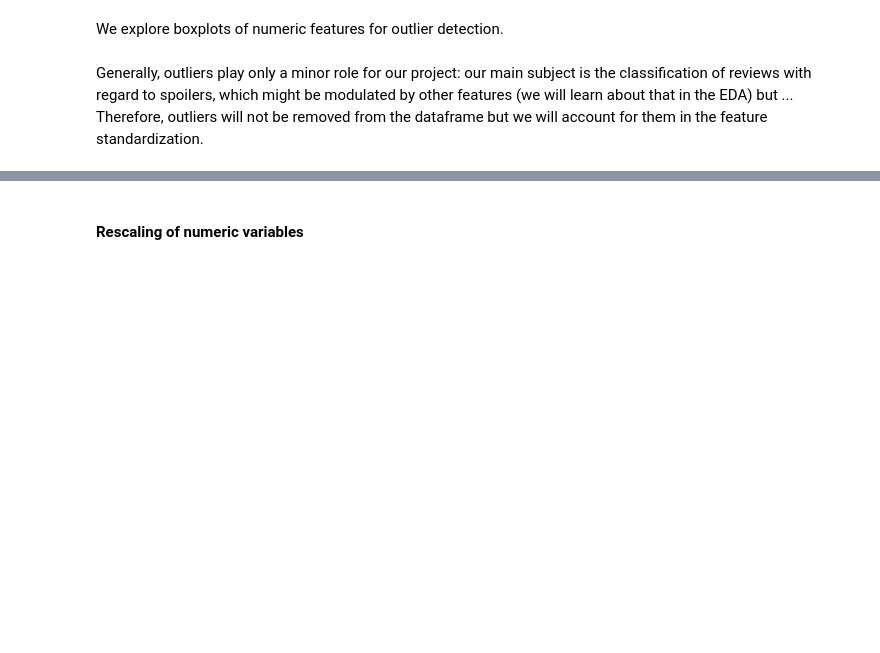
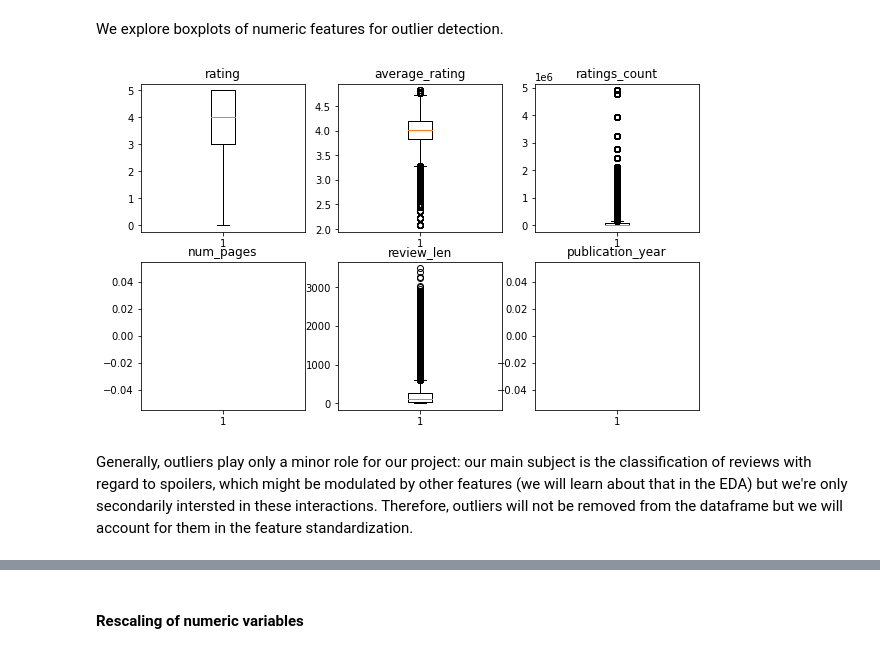
Before and after one commit to Grindata/NF_Capstone_Spoiler_Detection, a Jupyter notebook: 02_Preprocessing.ipynb, the cells around one changed output, grey strips where cells are left out. Cells and saved outputs as stored; diff of their text form; code cells hidden in the pictures; blank space fills up the shorter version.

```diff
--- a/02_Preprocessing.ipynb
+++ b/02_Preprocessing.ipynb
@@ -223,6 +208,3 @@ train_red[train_red.duplicated()]
-# %%
-train.drop_duplicates(inplace = True)
-train_red.drop_duplicates(inplace = True)
 # %% [markdown]
 #### Outliers
 # %% [markdown]
@@ -233,2 +212,11 @@ train[['rating', 'publication_year', 'average_rating', 'ratings_count', 'num_pag
+# %%
+plot = [train.rating, train.average_rating, train.ratings_count, train.num_pages, train.review_len, train.publication_year]
+plt.figure(figsize = (10,6))
+for i in range(len(plot)):
+    plt.subplot(2,3, i+1)
+    plt.boxplot(x = plot[i])
+    plt.title(plot[i].name)
+# %% [output]
+[figure, added]
 # %% [markdown]
-Generally, outliers play only a minor role for our project: our main subject is the classification of reviews with regard to spoilers, which might be modulated by other features (we will learn about that in the EDA) but ... Therefore, outliers will not be removed from the dataframe but we will account for them in the feature standardization.
+Generally, outliers play only a minor role for our project: our main subject is the classification of reviews with regard to spoilers, which might be modulated by other features (we will learn about that in the EDA) but we're only secondarily intersted in these interactions. Therefore, outliers will not be removed from the dataframe but we will account for them in the feature standardization.
```
Also changed, not shown: parts of 24 cells of this notebook.
